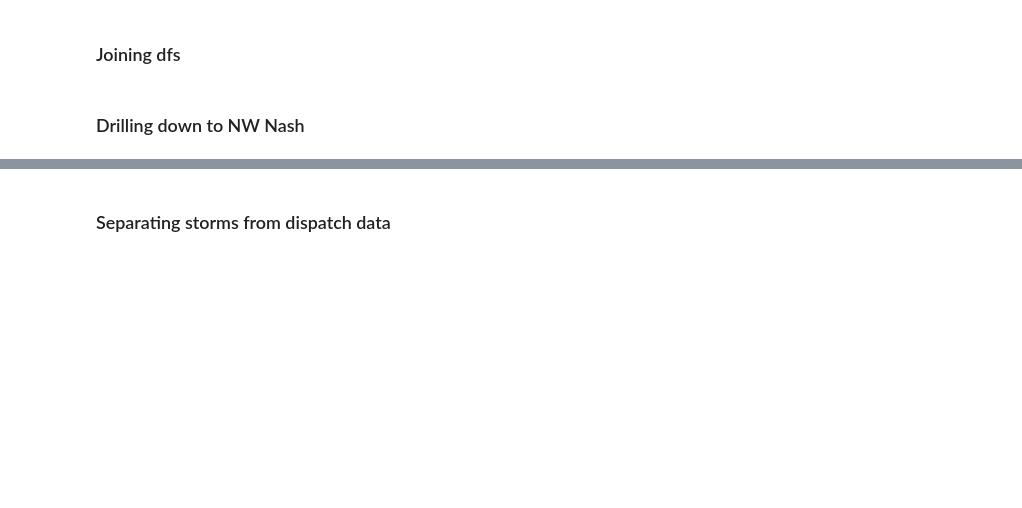
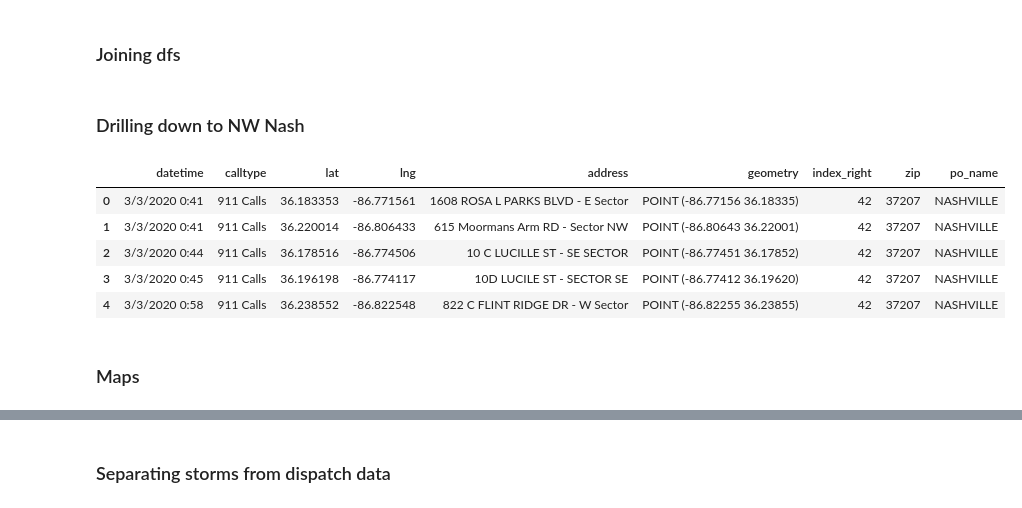
Before and after one commit to MrBardot/NSS-DDA2-metro-nashville-emergency, a Jupyter notebook: notebooks/metro-nashville-emergency-communications-snickers-hrubel.ipynb, the cells around one changed output, grey strips where cells are left out. Saved outputs shown, nothing was run; the diff lists cells and outputs as text; code cells hidden in the pictures; blank space fills up the shorter version.

```diff
--- a/notebooks/metro-nashville-emergency-communications-snickers-hrubel.ipynb
+++ b/notebooks/metro-nashville-emergency-communications-snickers-hrubel.ipynb
@@ -161,3 +142,14 @@ dcad_in_nw = derecho_cad_zip[derecho_cad_zip['zip'].isin(['37207', '37072', '371
 dcad_in_nw=dcad_in_nw.reset_index(drop = True)
 sirens_nw=sirens[sirens['Zip'].isin(['37207', '37072', '37189', '37218','37015','37080'])]
 dispatch_nw=dispatch_zip[dispatch_zip['zip'].isin(['37207', '37072', '37189', '37218','37015','37080'])]
+# %%
+tcalls_in_nw.head()
+# %% [output]
+|  | datetime | calltype | lat | lng | address | geometry | index_right | zip | po_name |
+| 0 | 3/3/2020 0:41 | 911 Calls | 36.183353 | -86.771561 | 1608 ROSA L PARKS BLVD - E Sector | POINT (-86.77156 36.18335) | 42 | 37207 | NASHVILLE |
+| 1 | 3/3/2020 0:41 | 911 Calls | 36.220014 | -86.806433 | 615 Moormans Arm RD - Sector NW | POINT (-86.80643 36.22001) | 42 | 37207 | NASHVILLE |
+| 2 | 3/3/2020 0:44 | 911 Calls | 36.178516 | -86.774506 | 10 C LUCILLE ST - SE SECTOR | POINT (-86.77451 36.17852) | 42 | 37207 | NASHVILLE |
+| 3 | 3/3/2020 0:45 | 911 Calls | 36.196198 | -86.774117 | 10D LUCILE ST - SECTOR SE | POINT (-86.77412 36.19620) | 42 | 37207 | NASHVILLE |
+| 4 | 3/3/2020 0:58 | 911 Calls | 36.238552 | -86.822548 | 822 C FLINT RIDGE DR - W Sector | POINT (-86.82255 36.23855) | 42 | 37207 | NASHVILLE |
+# %% [markdown]
+### Maps
```
Also changed, not shown: parts of 9 cells of this notebook, 1 other file.
